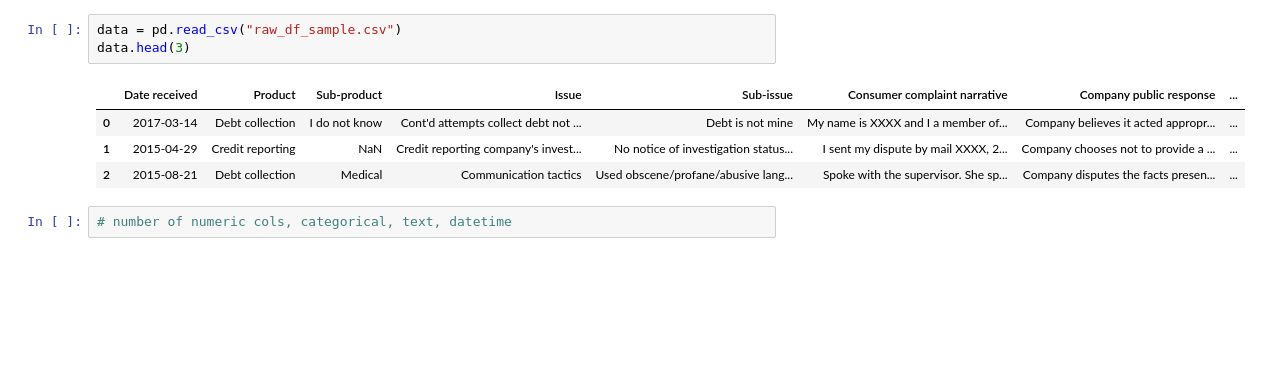
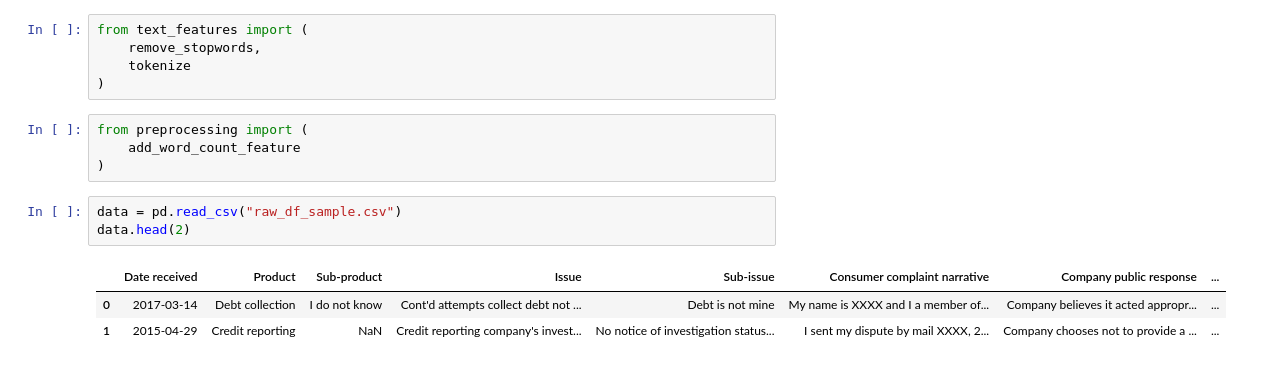
Before and after one commit to ann-yurkevych/finance-complaints-classification, a Jupyter notebook: EDA.ipynb, the cells around one changed output. Drawn from its saved outputs; the diff is of its cells as text; blank space fills up the shorter version.

Commit message:
changed preprocessing + EDA

```diff
--- a/EDA.ipynb
+++ b/EDA.ipynb
@@ -12,12 +28,18 @@ from eda_functions import (
+# %%
+from text_features import (
+    remove_stopwords,
+    tokenize
+)
+# %%
+from preprocessing import (
+    add_word_count_feature
+)
 # %%
 data = pd.read_csv("raw_df_sample.csv")
-data.head(3)
+data.head(2)
 # %% [output]
 |  | Date received | Product | Sub-product | Issue | Sub-issue | Consumer complaint narrative | Company public response | ... |
 | 0 | 2017-03-14 | Debt collection | I do not know | Cont'd attempts collect debt not ... | Debt is not mine | My name is XXXX and I a member of... | Company believes it acted appropr... | ... |
 | 1 | 2015-04-29 | Credit reporting | NaN | Credit reporting company's invest... | No notice of investigation status... | I sent my dispute by mail XXXX, 2... | Company chooses not to provide a ... | ... |
-| 2 | 2015-08-21 | Debt collection | Medical | Communication tactics | Used obscene/profane/abusive lang... | Spoke with the supervisor. She sp... | Company disputes the facts presen... | ... |
-# %%
-# number of numeric cols, categorical, text, datetime
 # %%
 data.dtypes
```
Also changed, not shown: parts of 58 cells of this notebook, 4 other files.
